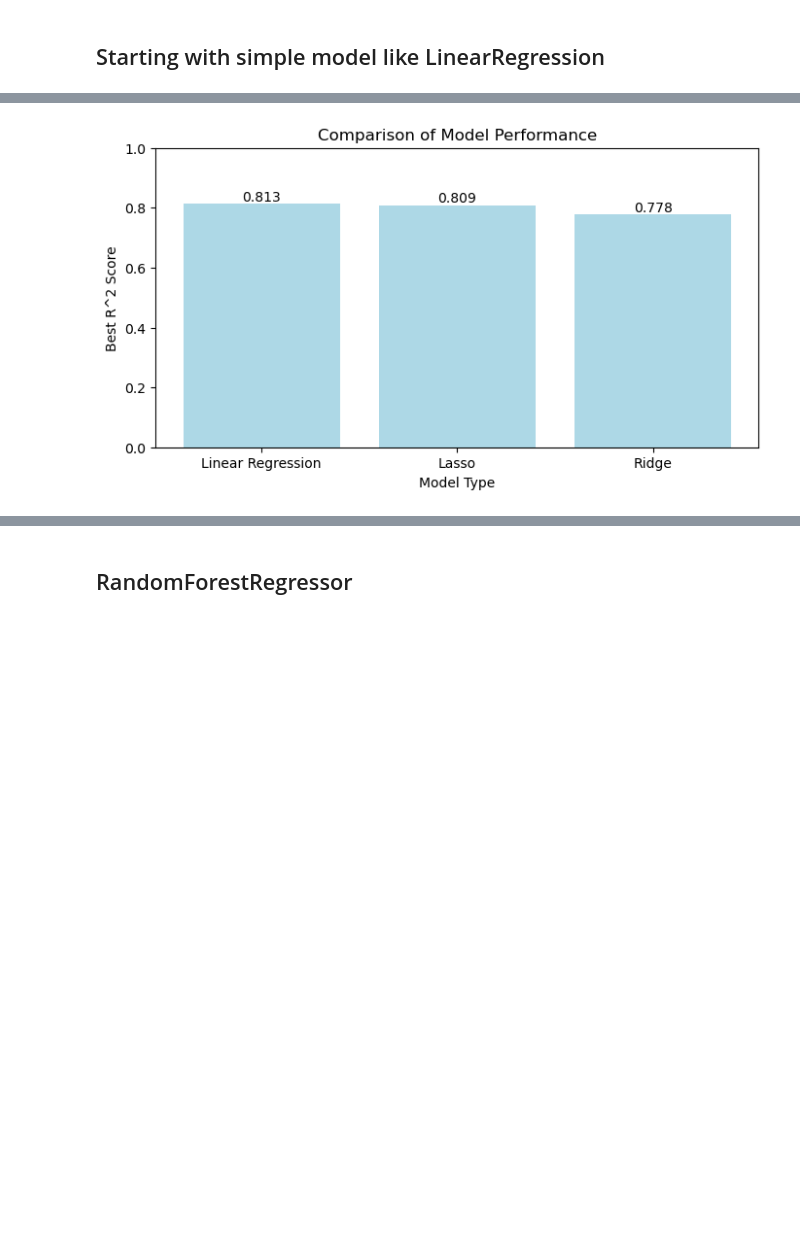
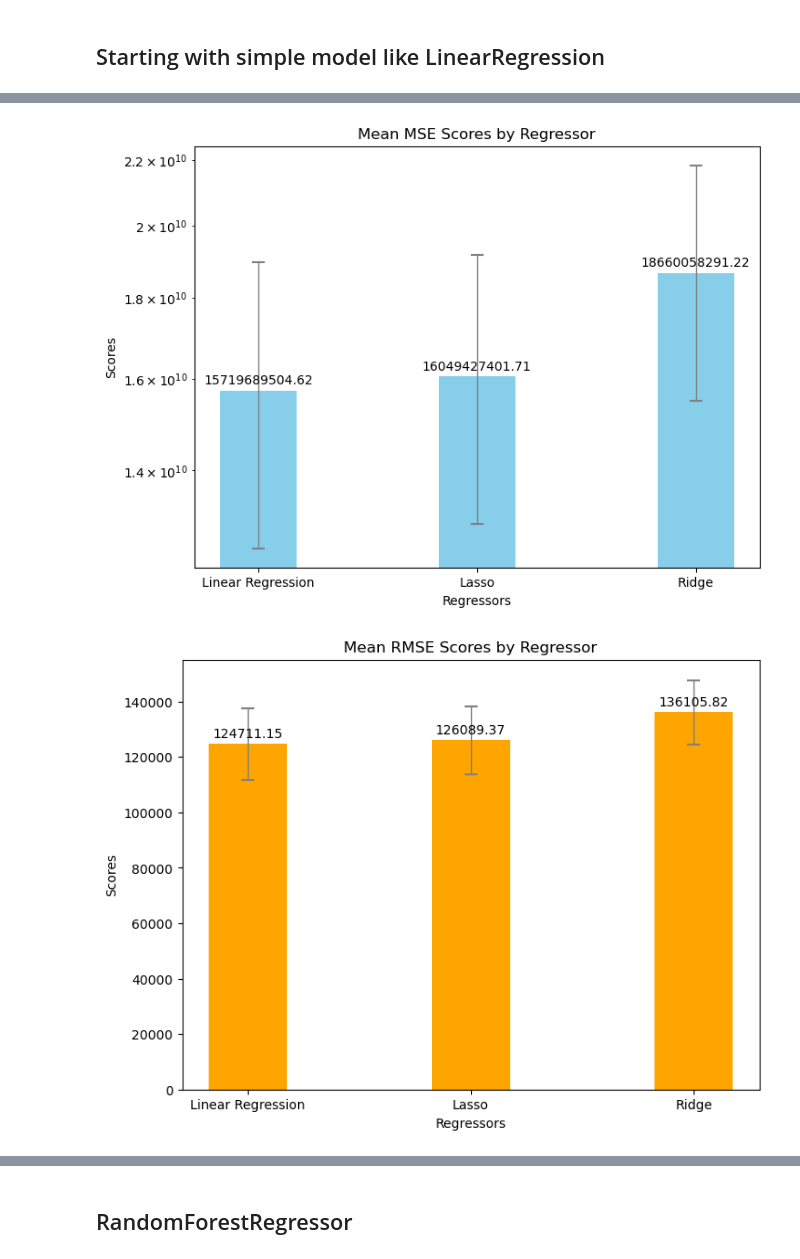
Before and after one commit to angelay1006/CO2_Emissions_Across_Flights, a Jupyter notebook: final_project_source_code.ipynb, the cells around one changed output, grey strips where cells are left out. Cells and saved outputs as stored; diff of their text form; code cells hidden in the pictures; blank space fills up the shorter version.

Commit message:
added figures

```diff
--- a/final_prep_2.ipynb
+++ b/final_project_source_code.ipynb
@@ -421,31 +453,48 @@ R^2 Score: 0.787
 # %%
-# Extract results from grid search
-results = pd.DataFrame(grid_search.cv_results_)
-lin_reg_results = results[results['param_regressor'].apply(lambda x: isinstance(x, LinearRegression))]
-lasso_results = results[results['param_regressor'].apply(lambda x: isinstance(x, Lasso))]
-ridge_results = results[results['param_regressor'].apply(lambda x: isinstance(x, Ridge))]
+# plot the results
+regressors = ['Linear Regression', 'Lasso', 'Ridge']
+mse = [15719689504.617, 16049427401.708, 18660058291.222]
+rmse = [124711.148, 126089.371, 136105.824]
+r2 = [0.813, 0.809, 0.778]
+mse_std = [3223667376.493, 3105309688.489, 3169344155.628]
+rmse_std = [12915.850, 12284.052, 11630.263]
+r2_std = [0.021, 0.019, 0.017]
 
-# Model Comparison
-model_scores = [
-    lin_reg_results['mean_test_score'].max(),
-    lasso_results['mean_test_score'].max(),
-    ridge_results['mean_test_score'].max()
-]
-model_names = ['Linear Regression', 'Lasso', 'Ridge']
+x = np.arange(len(regressors))
+width = 0.35
 
-plt.figure(figsize=(8, 4))
-bars = plt.bar(model_names, model_scores, color='lightblue')
-plt.bar(model_names, model_scores, color='lightblue')
+def create_bar_chart(ax, scores, stddevs, title, color):
+    bars = ax.bar(x, scores, width, yerr=stddevs, color=color, capsize=5, ecolor='gray', error_kw={'elinewidth':1, 'capthick':1.5})
+    ax.set_xlabel('Regressors')
+    ax.set_ylabel('Scores')
+    ax.set_title(title)
+    ax.set_xticks(x)
+    ax.set_xticklabels(regressors)
 
-for bar in bars:
-    yval = bar.get_height()
-    plt.text(bar.get_x() + bar.get_width()/2, yval, round(yval, 3),
-             va='bottom', ha='center', fontsize=10)
-plt.xlabel('Model Type')
-plt.ylabel('Best R^2 Score')
-plt.title('Comparison of Model Performance')
-plt.ylim([0, 1])  # Assuming R^2 score range
-plt.savefig("lin_model_performance.png", dpi=300)
+    for bar in bars:
+        height = bar.get_height()
+        ax.annotate(f'{height:.2f}',
+                    xy=(bar.get_x() + bar.get_width() / 2, height),
+                    xytext=(0, 3),  # 3 points vertical offset
+                    textcoords="offset points",
+                    ha='center', va='bottom')
+
+# MSE
+fig, ax = plt.subplots(figsize=(8, 6))
+create_bar_chart(ax, mse, mse_std, 'Mean MSE Scores by Regressor', 'skyblue')
+# logarithmic scale for better visualization
+plt.yscale('log')
 plt.show()
+
+# RMSE
+fig, ax = plt.subplots(figsize=(8, 6))
+create_bar_chart(ax, rmse, rmse_std, 'Mean RMSE Scores by Regressor', 'orange')
+plt.show()
+
+# R^2
+fig, ax = plt.subplots(figsize=(8, 6))
+create_bar_chart(ax, r2, r2_std, 'Mean R^2 Scores by Regressor', 'lightgreen')
+plt.show()
 # %% [output]
-[figure, old version]
+[figure, new version]
+[figure, added]
```
Also changed, not shown: parts of 22 cells of this notebook, 9 other files.
